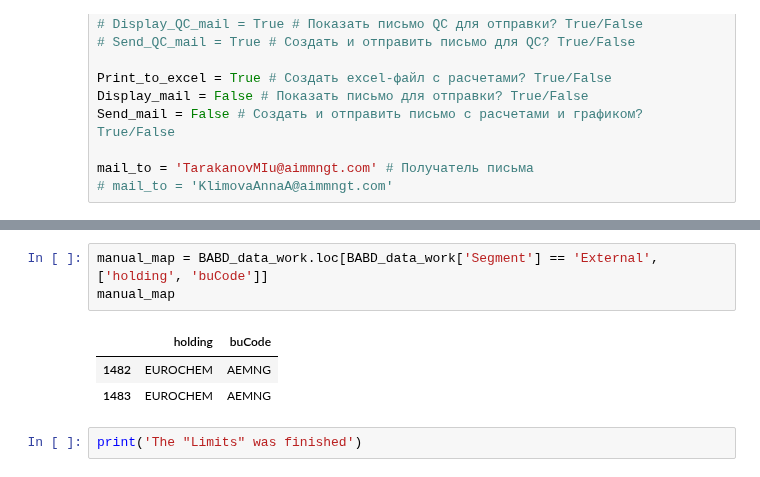
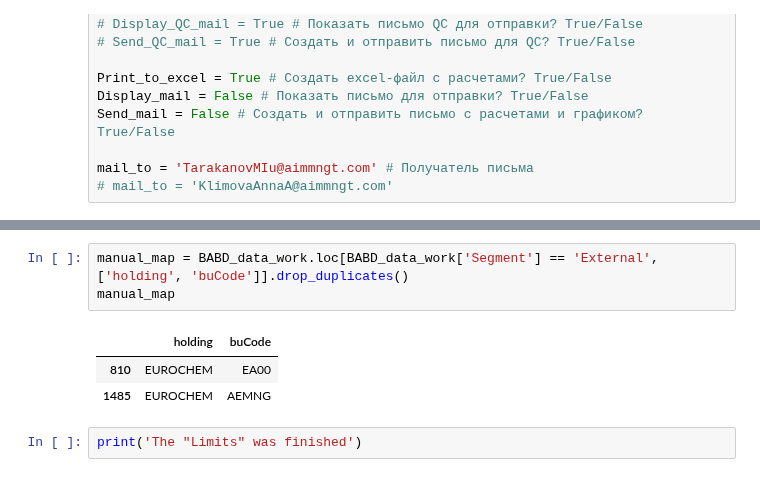
Before and after one commit to Lirollel/Work_AIM_Jupyter-Python-Pandas, a Jupyter notebook: Limits/Daily_report.ipynb, the cells around one changed output, grey strips where cells are left out. Saved outputs shown, nothing was run; the diff lists cells and outputs as text.

```diff
--- a/Limits/Daily_report.ipynb
+++ b/Limits/Daily_report.ipynb
@@ -341,10 +415,10 @@ for holding in holding_list:
 # %%
-manual_map = BABD_data_work.loc[BABD_data_work['Segment'] == 'External', ['holding', 'buCode']]
+manual_map = BABD_data_work.loc[BABD_data_work['Segment'] == 'External', ['holding', 'buCode']].drop_duplicates()
 manual_map
 # %% [output]
 |  | holding | buCode |
-| 1482 | EUROCHEM | AEMNG |
-| 1483 | EUROCHEM | AEMNG |
+| 810 | EUROCHEM | EA00 |
+| 1485 | EUROCHEM | AEMNG |
 # %%
 print('The "Limits" was finished')
 # %% [output]
```
Also changed, not shown: parts of 3 cells of this notebook, 2 other files.
